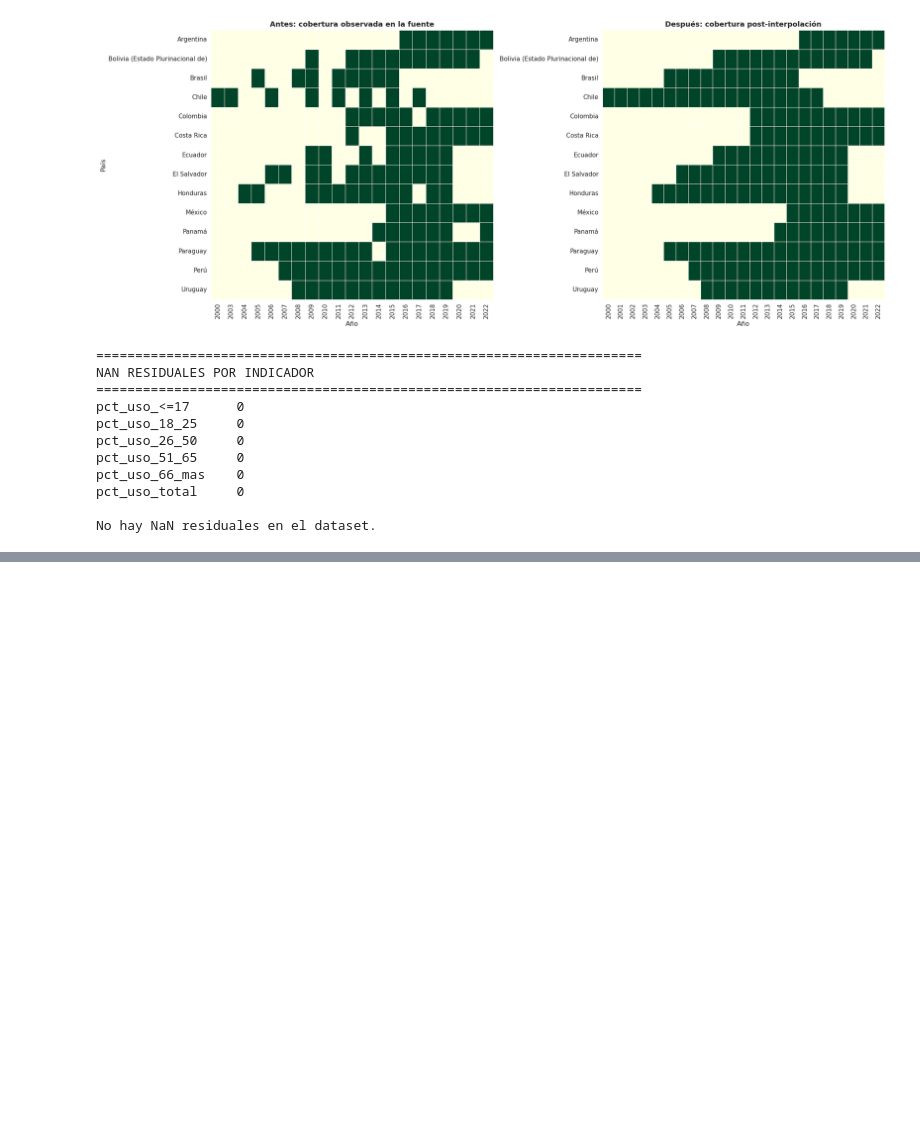
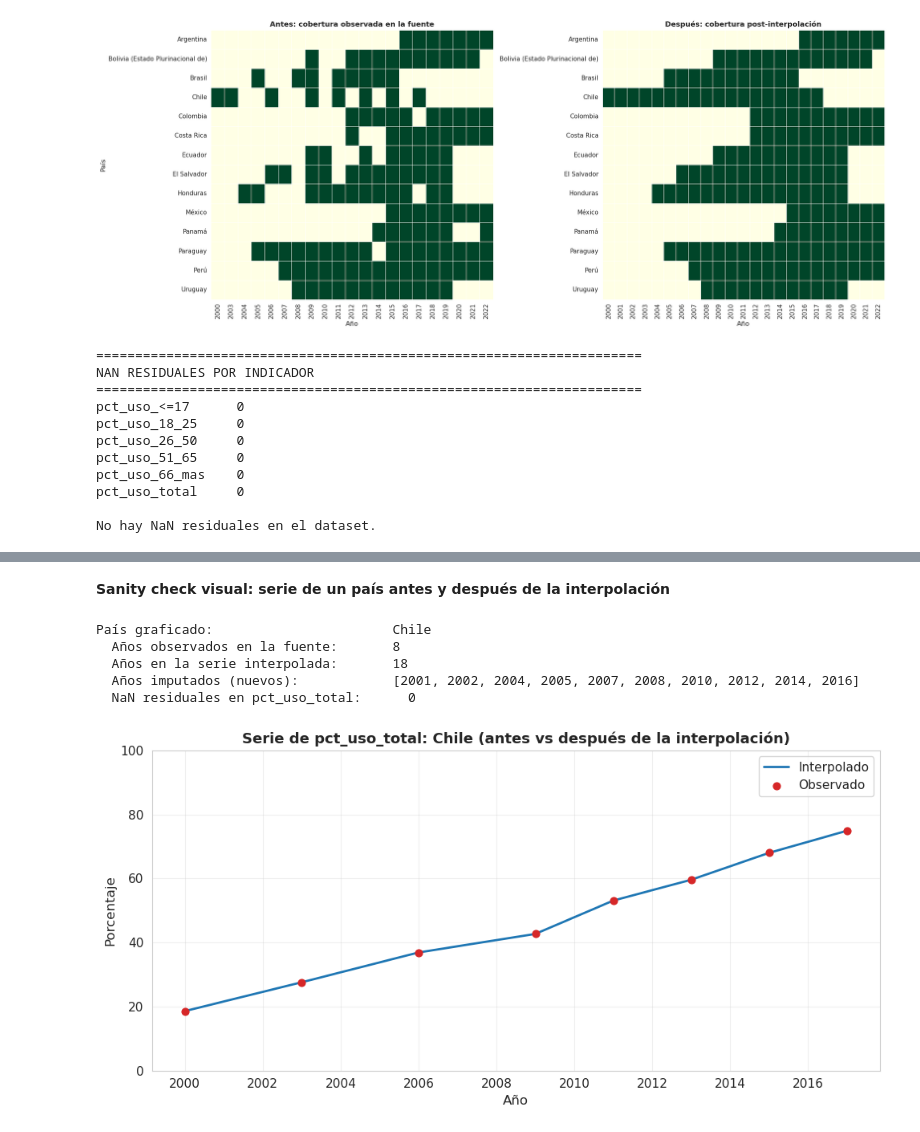
Before and after one commit to Tunchxz/CC3074-Proyecto-Final, a Jupyter notebook: Week-2.ipynb, the cells around one changed output, grey strips where cells are left out. Cells and saved outputs as stored; diff of their text form; code cells hidden in the pictures; blank space fills up the shorter version.

```diff
--- a/Week-2.ipynb
+++ b/Week-2.ipynb
@@ -663,0 +733,49 @@ No hay NaN residuales en el dataset.
+# %% [markdown]
+**Sanity check visual: serie de un país antes y después de la interpolación**
+# %%
+# Sanity check visual: serie de un país antes y después de la interpolación.
+# Compara los puntos observados (df_wide) contra la trayectoria continua (df_interp)
+# para verificar que la interpolación respeta las observaciones originales y
+# produce una trayectoria localmente lineal entre ellas.
+
+PAIS_PREFERIDO = 'Chile'
+INDICADOR      = 'pct_uso_total'
+
+# Selección defensiva del país: usar el preferido si está disponible en ambos
+# DataFrames; caer al primer país en común en caso contrario.
+paises_comunes = sorted(set(df_wide['pais']) & set(df_interp['pais']))
+assert paises_comunes, 'No hay países en común entre df_wide y df_interp.'
+pais_check = PAIS_PREFERIDO if PAIS_PREFERIDO in paises_comunes else paises_comunes[0]
+
+obs    = df_wide  [df_wide  ['pais'] == pais_check].sort_values('año')
+interp = df_interp[df_interp['pais'] == pais_check].sort_values('año')
+
+años_obs    = set(obs   ['año'].astype(int))
+años_interp = set(interp['año'].astype(int))
+
+print(f'País graficado:                       {pais_check}')
+print(f'  Años observados en la fuente:       {len(años_obs)}')
+print(f'  Años en la serie interpolada:       {len(años_interp)}')
+print(f'  Años imputados (nuevos):            {sorted(años_interp - años_obs)}')
+print(f'  NaN residuales en {INDICADOR}:      {interp[INDICADOR].isna().sum()}')
+
+fig, ax = plt.subplots(figsize=(10, 5))
+ax.plot(   interp['año'], interp[INDICADOR], color='#1f77b4', linewidth=2,            label='Interpolado')
+ax.scatter(obs   ['año'], obs   [INDICADOR], color='#d62728', s=40,        zorder=3,  label='Observado')
+ax.set_title(f'Serie de {INDICADOR}: {pais_check} (antes vs después de la interpolación)',
+             fontsize=13, fontweight='bold')
+ax.set_xlabel('Año')
+ax.set_ylabel('Porcentaje')
+ax.set_ylim(0, 100)
+ax.xaxis.set_major_locator(MaxNLocator(integer=True))
+ax.grid(True, alpha=0.3)
+ax.legend()
+plt.tight_layout()
+plt.show()
+# %% [output]
+País graficado:                       Chile
+  Años observados en la fuente:       8
+  Años en la serie interpolada:       18
+  Años imputados (nuevos):            [2001, 2002, 2004, 2005, 2007, 2008, 2010, 2012, 2014, 2016]
+  NaN residuales en pct_uso_total:      0
+[figure, added]
```
Also changed, not shown: parts of 13 cells of this notebook.
